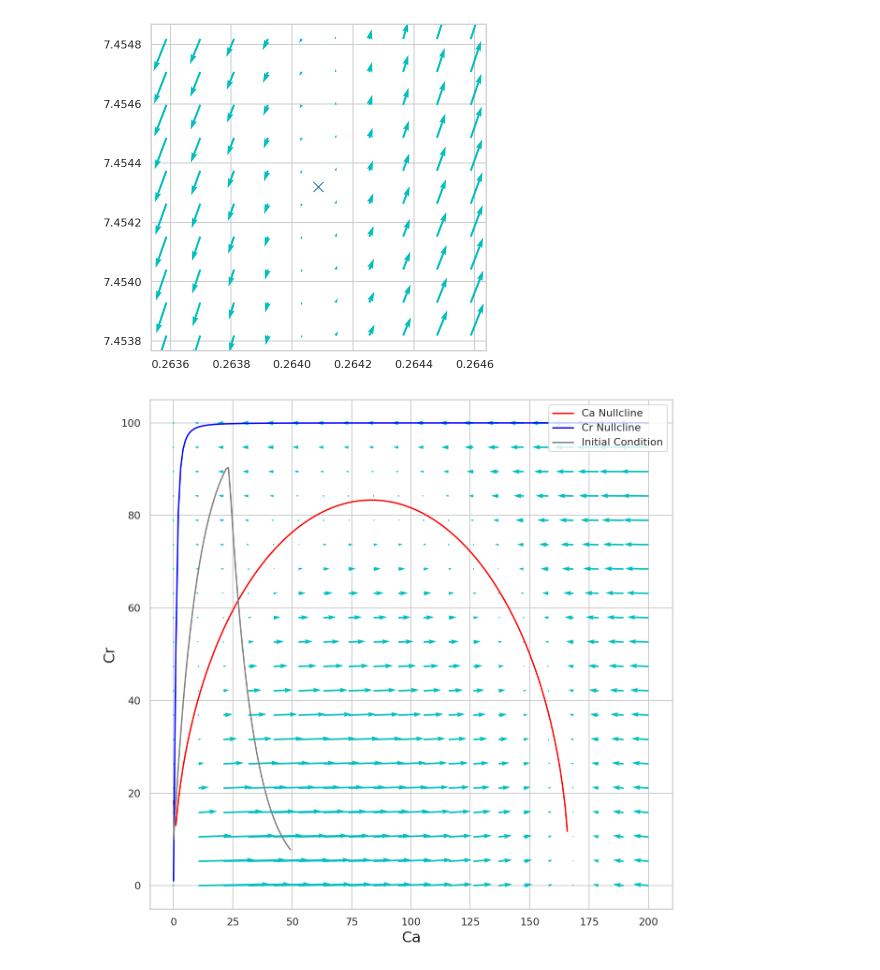
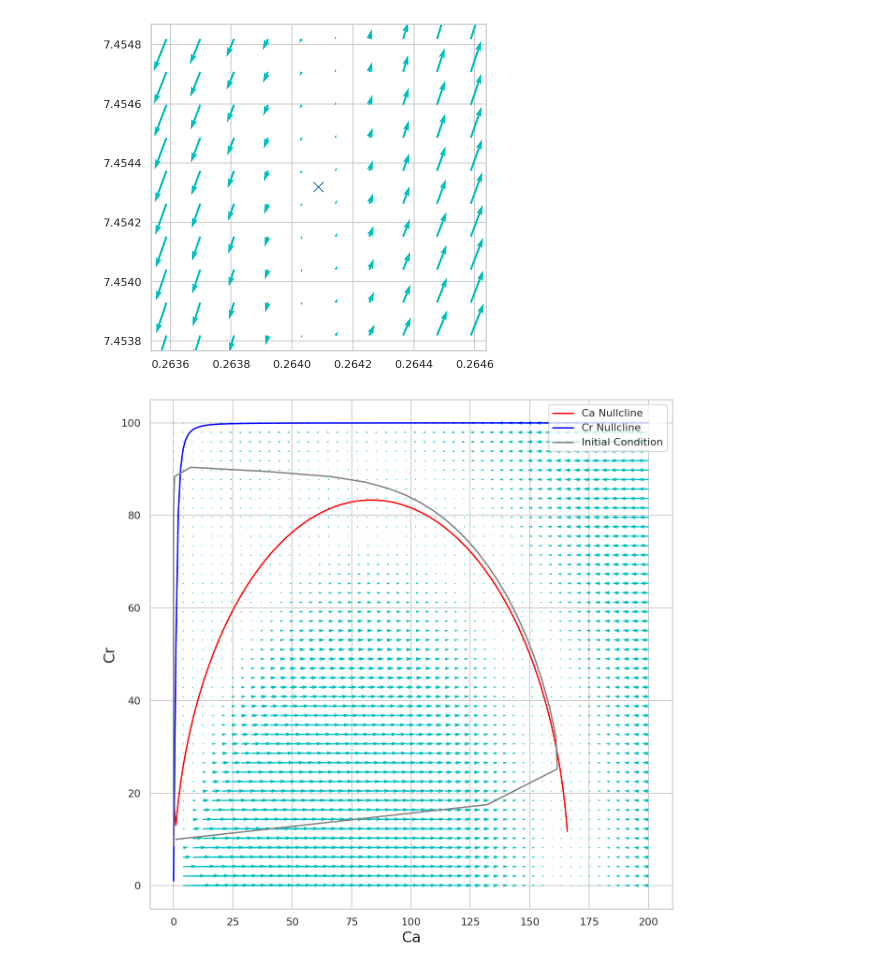
Before and after one commit to sw2227/PS5, a Jupyter notebook: PS5_2b_c_e.ipynb, the cells around one changed output. Cells and saved outputs as stored; diff of their text form; code cells hidden in the pictures.

```diff
--- a/PS5_2b_c_e.ipynb
+++ b/PS5_2b_c_e.ipynb
@@ -55,42 +55,42 @@ plt.plot(fin_ca, fin_cr, 'x', markersize = 10);
 [figure]
 # %%
 #Part c
-n = 20
+n = 50
 t = np.linspace(0, 20, 205)
 v_ca = np.linspace(0, 200,n)
 v_cr = np.linspace(0, 100,n)
 m_ca, m_cr = np.meshgrid(v_ca, v_cr)
 t_ca, t_cr = np.zeros(m_ca.shape), np.zeros(m_cr.shape)
 
 for i in range(n):
     for j in range(n):
         CA = m_ca[i,j]
         CR = m_cr[i,j]
         der = plotvector([CA, CR], t)
         t_ca[i,j] = der[0]
         t_cr[i,j] = der[1]
 
 #Part e ODE solution
 ca0 = 1;
 cr0 = 10;
 car = [ca0, cr0]
-solution = odeint(plotvector, car, t)
-ca0 = solution[:,0]
-LTca = ca[0:50]
-cr0 = solution[:,1]
-LTcr = cr[0:50]
+Ans = odeint(plotvector, car, t)
+ca0 = Ans[:,0]
+LTca = ca0[0:50]
+cr0 = Ans[:,1]
+LTcr = cr0[0:50]
 
 plt.rcParams["figure.figsize"] = (10,10)
 G = plt.quiver(m_ca, m_cr, t_ca, t_cr, color='c');
 
 plt.plot(ca, cr2,'r', label='Ca Nullcline');
 plt.plot(ca, cr1,'b', label='Cr Nullcline');
 plt.plot(LTca, LTcr,'gray',label= 'Initial Condition');
 plt.xlabel('Ca')
 plt.ylabel('Cr')
 plt.legend(loc='upper right');
 # %% [output]
-[figure, old version]
+[figure, new version]
 # %%
 #Part e
 print(LTca, LTcr)
```
